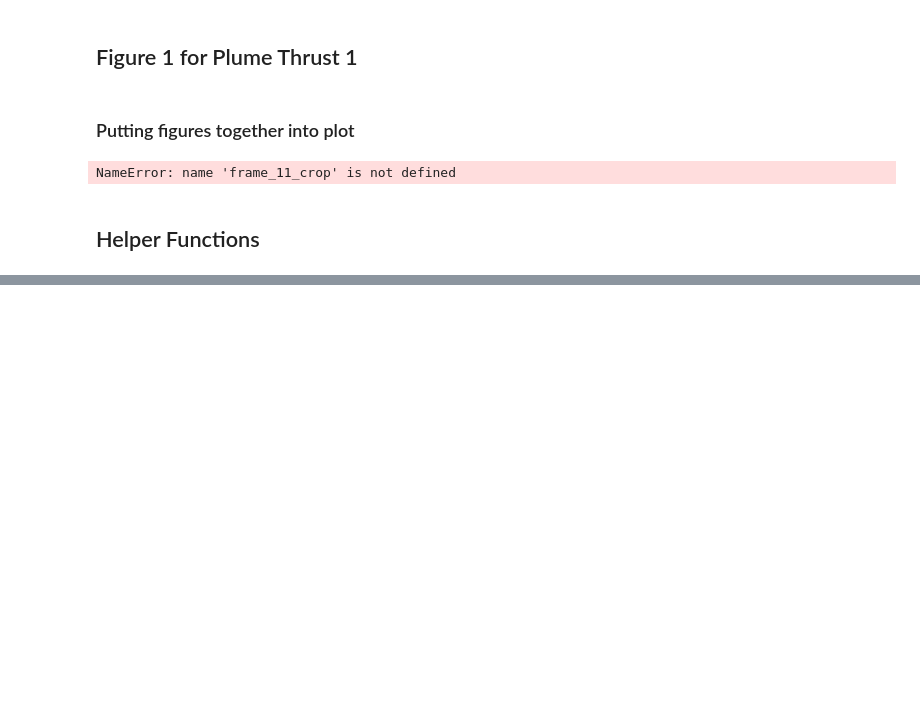
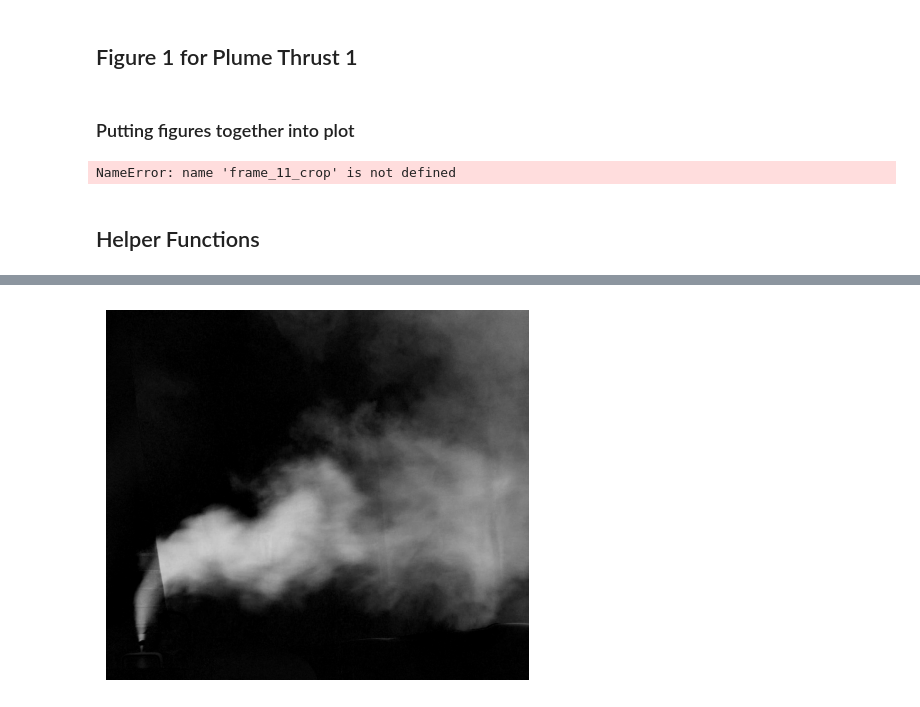
Before and after one commit to MalachiteWind/ROM-Plumes-Experiments, a Jupyter notebook: figures.ipynb, the cells around one changed output, grey strips where cells are left out. Drawn from its saved outputs; the diff is of its cells as text; code cells hidden in the pictures; blank space fills up the shorter version.

```diff
--- a/figures.ipynb
+++ b/figures.ipynb
@@ -438,0 +473,9 @@ fig, axes = plt.subplots(3, 4, figsize=(25, 17))
+# %%
+frame = cv2.imread(imgs_to_read[0])
+frame = np.fliplr(frame)
+frame = frame[y1:y2, x1:x2]
+plt.imshow(frame)
+plt.axis('off')
+plt.show()
+# %% [output]
+[figure, added]
```
Also changed, not shown: parts of 10 cells of this notebook.
